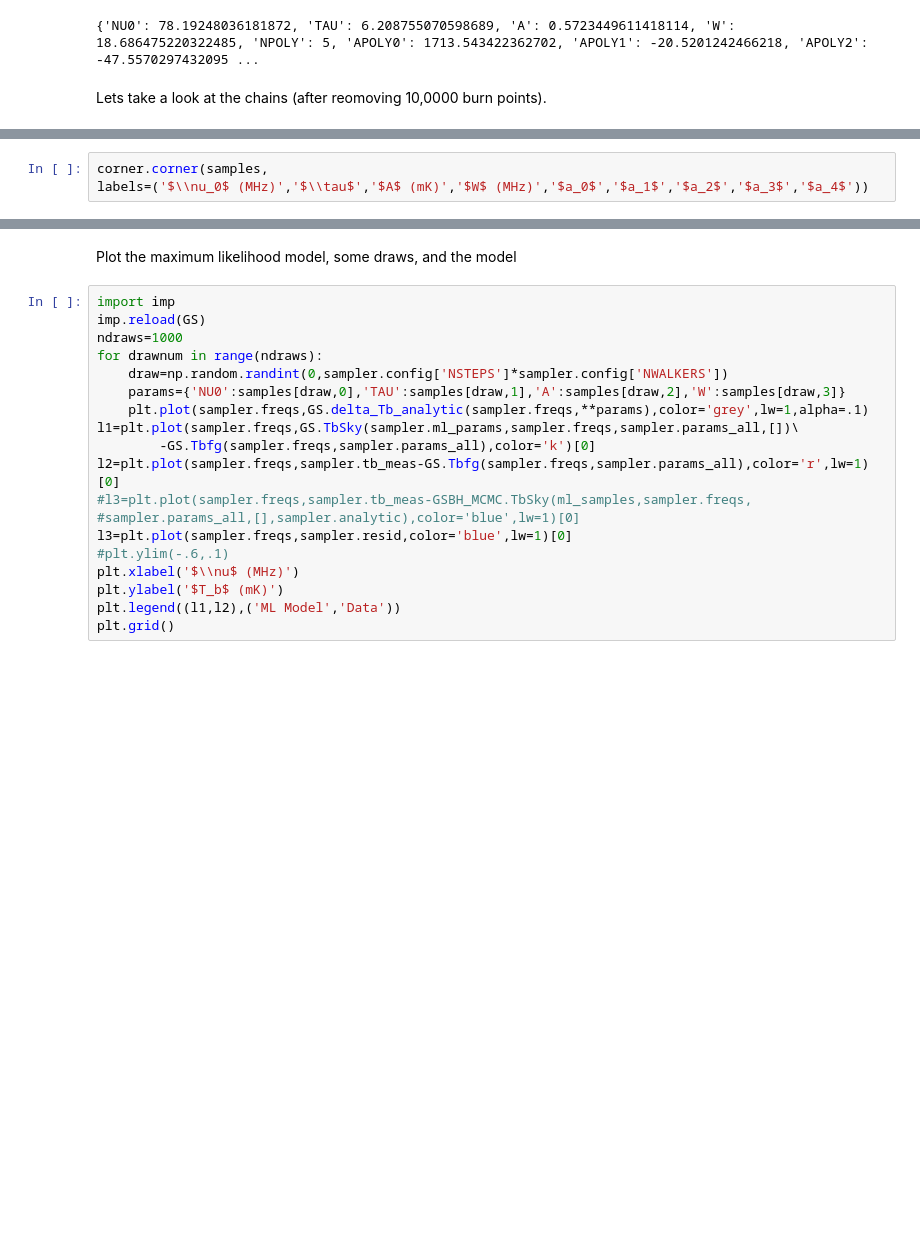
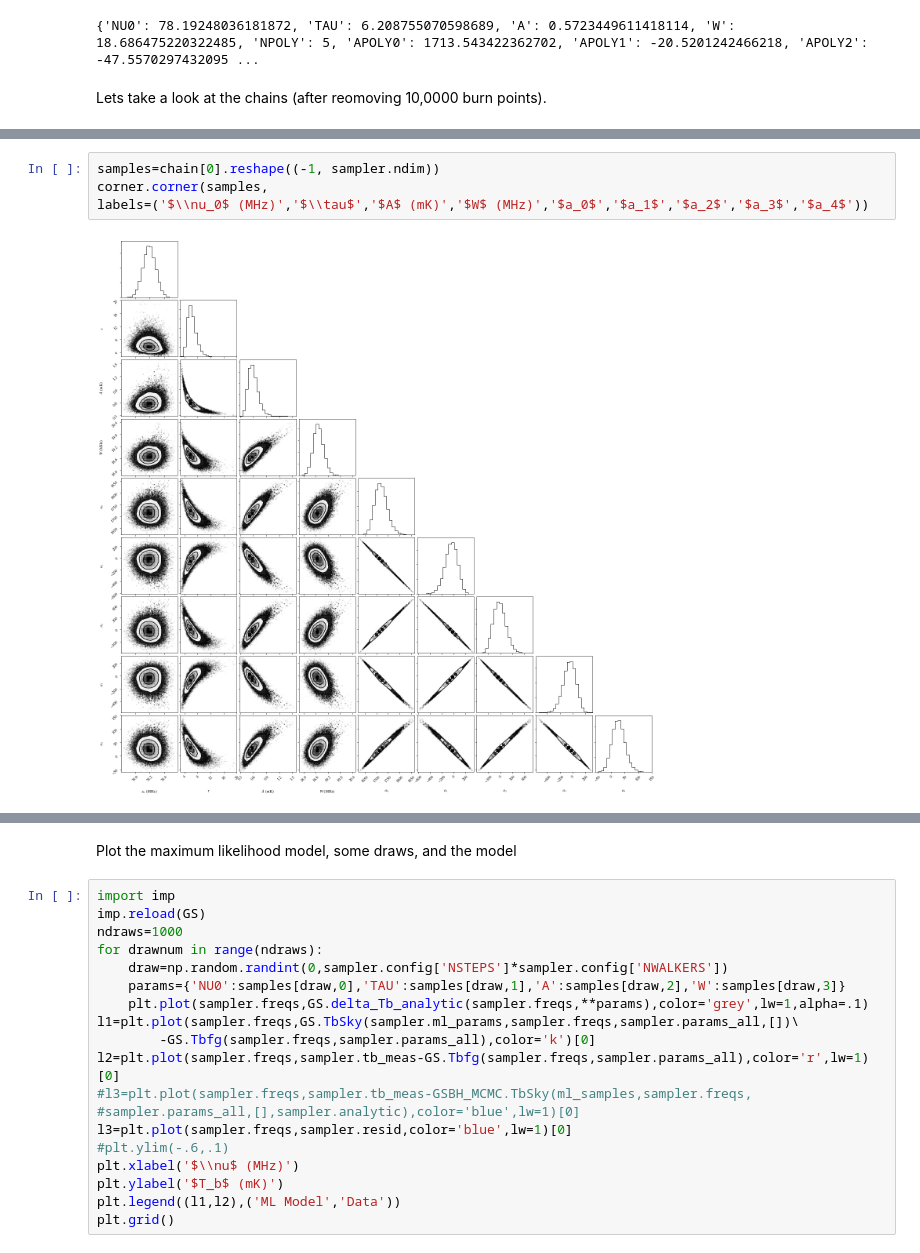
Before and after one commit to ds-grp/edges, a Jupyter notebook: notebooks/example_mcmc_pt.ipynb, the cells around one changed output, grey strips where cells are left out. Cells and saved outputs as stored; diff of their text form; blank space fills up the shorter version.

```diff
--- a/notebooks/example_mcmc_pt.ipynb
+++ b/notebooks/example_mcmc_pt.ipynb
@@ -53,3 +62,6 @@ plt.plot(samples[:100000,8])
 # %%
+samples=chain[0].reshape((-1, sampler.ndim))
 corner.corner(samples,
 labels=('$\\nu_0$ (MHz)','$\\tau$','$A$ (mK)','$W$ (MHz)','$a_0$','$a_1$','$a_2$','$a_3$','$a_4$'))
+# %% [output]
+[figure, added]
```
Also changed, not shown: parts of 5 cells of this notebook, 1 other file.
